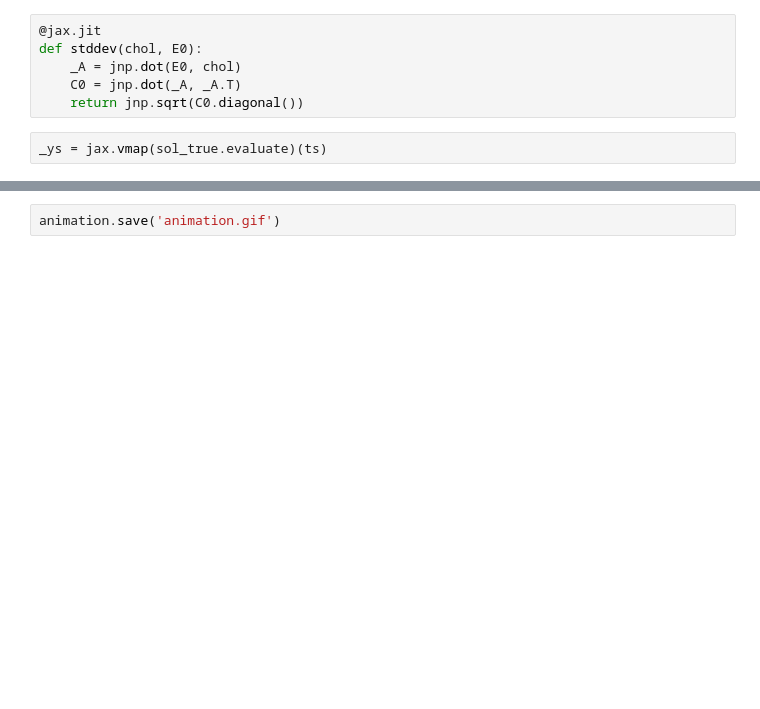
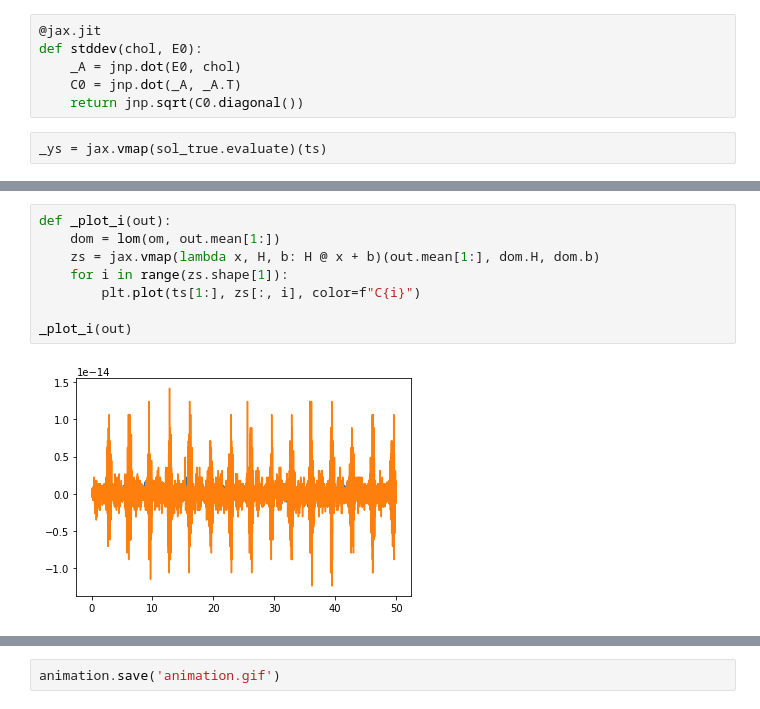
Before and after one commit to nathanaelbosch/parallel-in-time-ode-filters, a Jupyter notebook: notebooks/2022-05-11-ResidualGIF.ipynb, the cells around one changed output, grey strips where cells are left out. Drawn from its saved outputs; the diff is of its cells as text; blank space fills up the shorter version.

```diff
--- a/notebooks/2022-05-11-ResidualGIF.ipynb
+++ b/notebooks/2022-05-11-ResidualGIF.ipynb
@@ -122,3 +123,13 @@ _plot_e(out)
+# %%
+def _plot_i(out):
+    dom = lom(om, out.mean[1:])
+    zs = jax.vmap(lambda x, H, b: H @ x + b)(out.mean[1:], dom.H, dom.b)
+    for i in range(zs.shape[1]):
+        plt.plot(ts[1:], zs[:, i], color=f"C{i}")
+
+_plot_i(out)
+# %% [output]
+[figure, added]
 # %%
 from celluloid import Camera
 fig = plt.figure()
```
Also changed, not shown: parts of 11 cells of this notebook, 5 other files.
